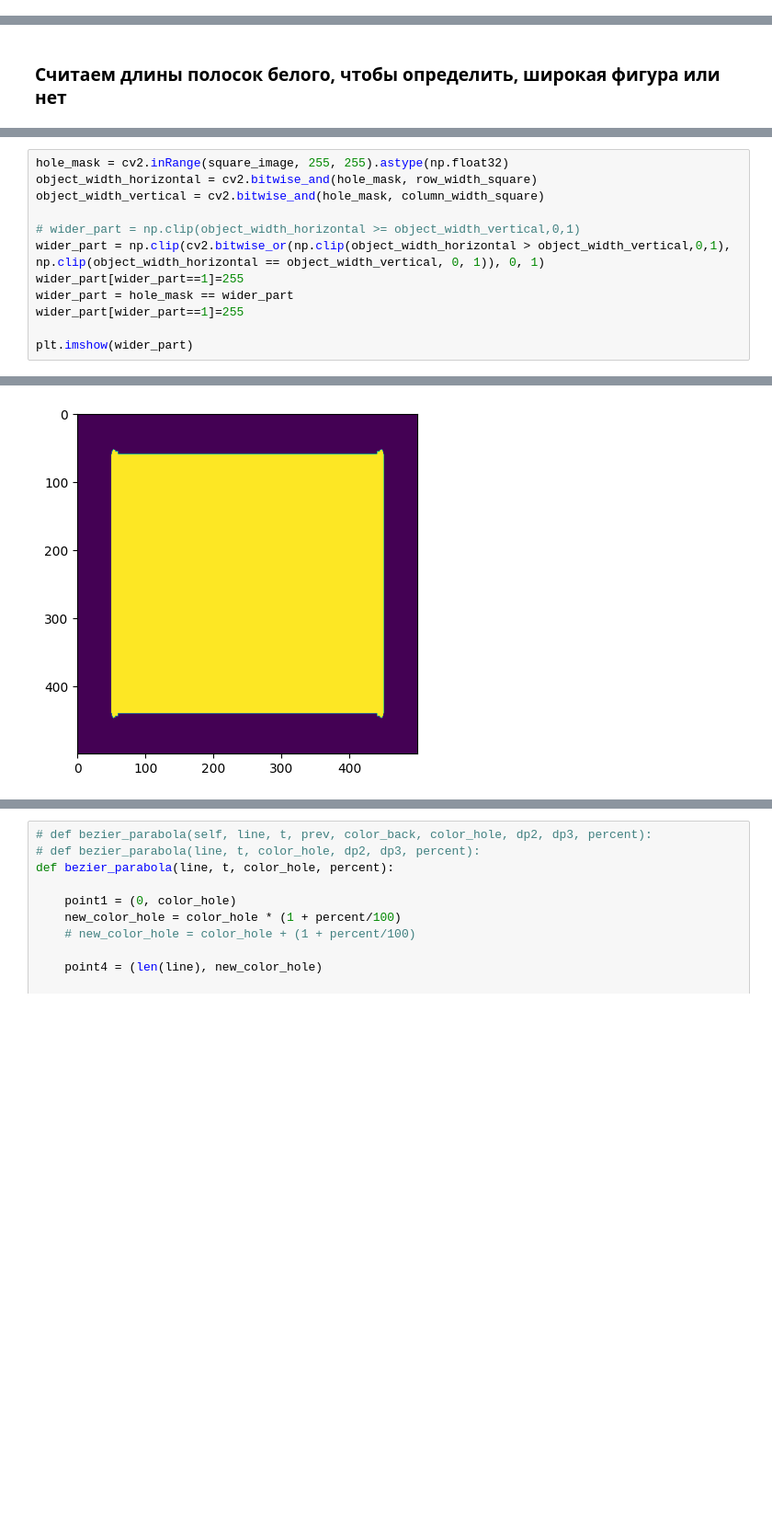
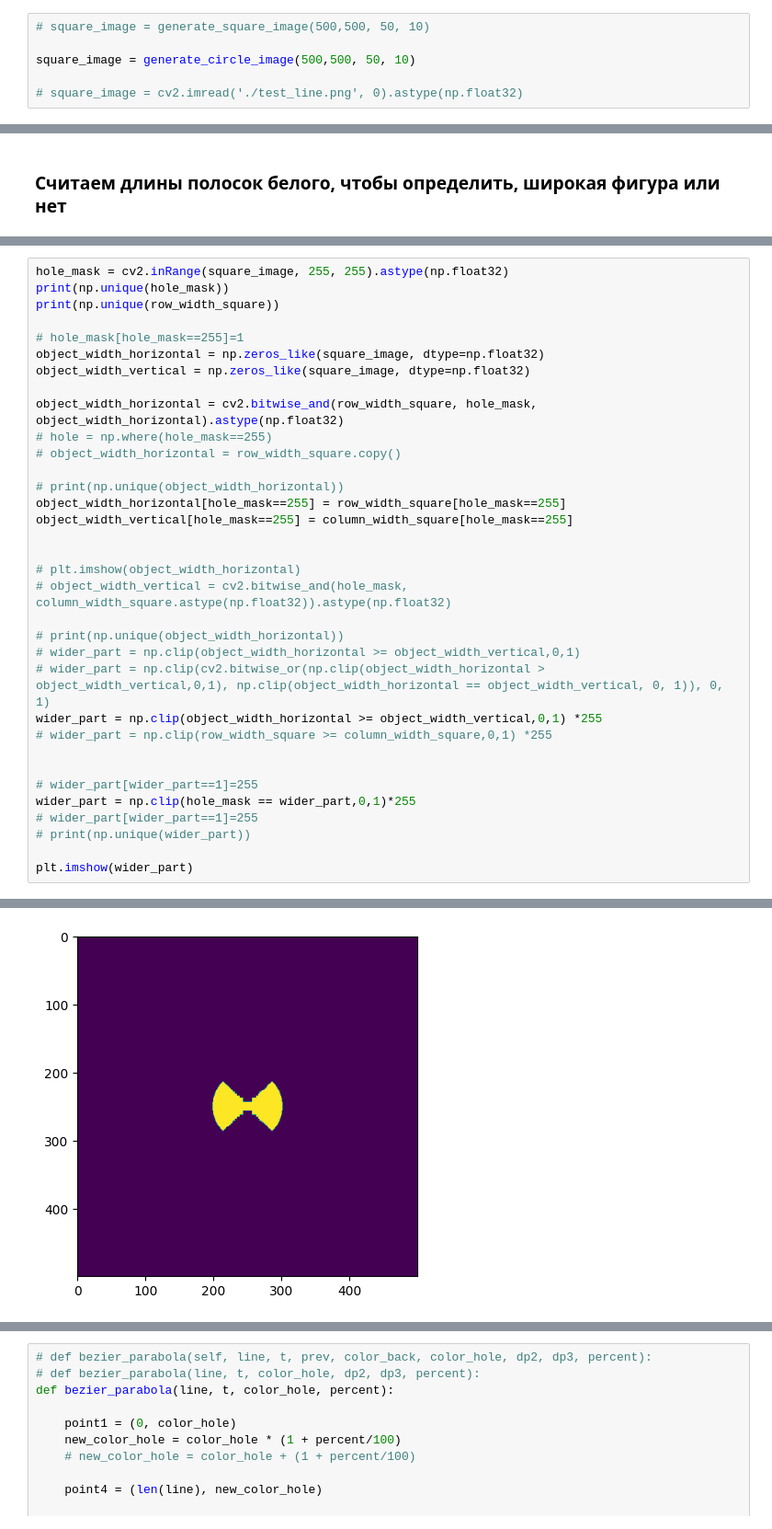
Before and after one commit to sadevans/sem_simulator, a Jupyter notebook: simulate_hole_flashing/simulate_hole_flashing.ipynb, the cells around one changed output, grey strips where cells are left out. Shown at 92% size. Cells and saved outputs as stored; diff of their text form; blank space fills up the shorter version.

```diff
--- a/simulate_hole_flashing/simulate_hole_flashing.ipynb
+++ b/simulate_hole_flashing/simulate_hole_flashing.ipynb
@@ -60,0 +78,6 @@ len(np.argwhere(square_image[250,:] == 255))-1
+# %%
+# square_image = generate_square_image(500,500, 50, 10)
+
+square_image = generate_circle_image(500,500, 50, 10)
+
+# square_image = cv2.imread('./test_line.png', 0).astype(np.float32)
@@ -178,13 +244,35 @@ ax[1].imshow(column_width_square)
 # %%
 hole_mask = cv2.inRange(square_image, 255, 255).astype(np.float32)
-object_width_horizontal = cv2.bitwise_and(hole_mask, row_width_square)
-object_width_vertical = cv2.bitwise_and(hole_mask, column_width_square)
+print(np.unique(hole_mask))
+print(np.unique(row_width_square))
 
+# hole_mask[hole_mask==255]=1
+object_width_horizontal = np.zeros_like(square_image, dtype=np.float32)
+object_width_vertical = np.zeros_like(square_image, dtype=np.float32)
+
+object_width_horizontal = cv2.bitwise_and(row_width_square, hole_mask, object_width_horizontal).astype(np.float32)
+# hole = np.where(hole_mask==255)
+# object_width_horizontal = row_width_square.copy()
+
+# print(np.unique(object_width_horizontal))
+object_width_horizontal[hole_mask==255] = row_width_square[hole_mask==255]
+object_width_vertical[hole_mask==255] = column_width_square[hole_mask==255]
+
+
+# plt.imshow(object_width_horizontal)
+# object_width_vertical = cv2.bitwise_and(hole_mask, column_width_square.astype(np.float32)).astype(np.float32)
+
+# print(np.unique(object_width_horizontal))
 # wider_part = np.clip(object_width_horizontal >= object_width_vertical,0,1)
-wider_part = np.clip(cv2.bitwise_or(np.clip(object_width_horizontal > object_width_vertical,0,1), np.clip(object_width_horizontal == object_width_vertical, 0, 1)), 0, 1)
-wider_part[wider_part==1]=255
-wider_part = hole_mask == wider_part
-wider_part[wider_part==1]=255
+# wider_part = np.clip(cv2.bitwise_or(np.clip(object_width_horizontal > object_width_vertical,0,1), np.clip(object_width_horizontal == object_width_vertical, 0, 1)), 0, 1)
+wider_part = np.clip(object_width_horizontal >= object_width_vertical,0,1) *255
+# wider_part = np.clip(row_width_square >= column_width_square,0,1) *255
+
+
+# wider_part[wider_part==1]=255
+wider_part = np.clip(hole_mask == wider_part,0,1)*255
+# wider_part[wider_part==1]=255
+# print(np.unique(wider_part))
 
 plt.imshow(wider_part)
 # %% [output]
@@ -192 +284 @@ plt.imshow(wider_part)
-[figure, old version]
+[figure, new version]
```
Also changed, not shown: parts of 32 cells of this notebook, 1 other file.
